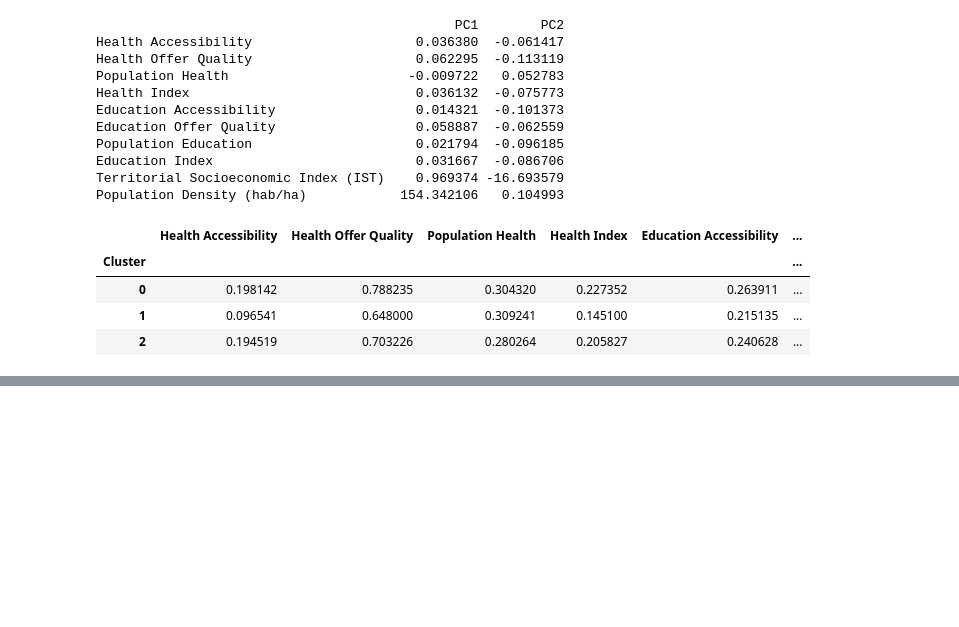
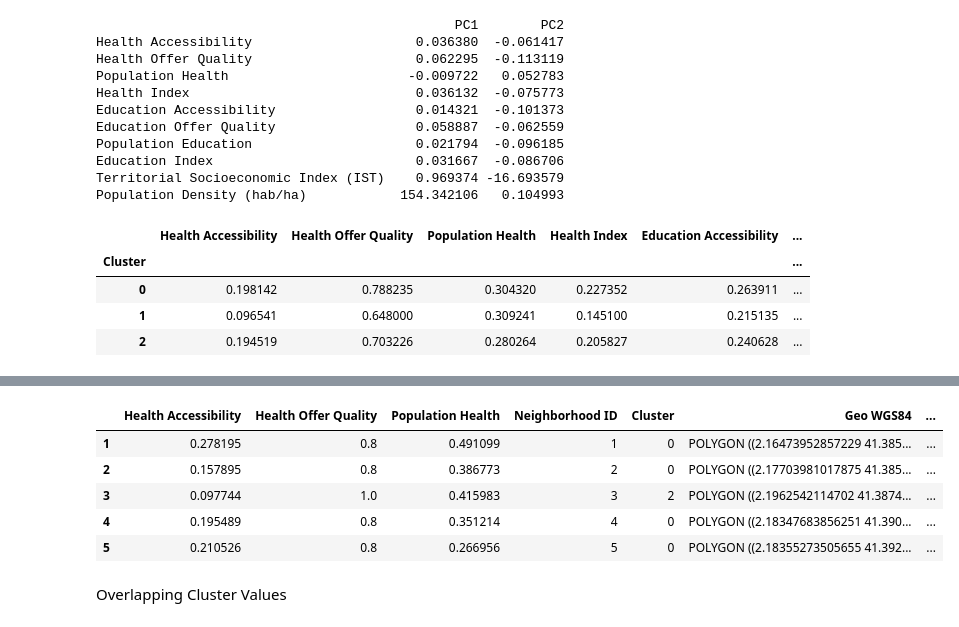
Before and after one commit to mariatormo/TFG-Code, a Jupyter notebook: 2.4 Results/Correlation.ipynb, the cells around one changed output, grey strips where cells are left out. Cells and saved outputs as stored; diff of their text form; code cells hidden in the pictures; blank space fills up the shorter version.

```diff
--- a/2.4 Results/Correlation.ipynb
+++ b/2.4 Results/Correlation.ipynb
@@ -304,0 +526,7 @@ Population Density (hab/ha)            154.342106   0.104993
+# %%
+# Merge Dataframes
+merged_df_health = pd.merge(health_idx_df, context_idx_df)
+merged_df_health.index = merged_df_health.index + 1
+merged_df_health.drop(columns={'Neighborhood Name', 'District Name Associated', 'Avg. Gini Index (%)', 'Net Population Density (hab/residential ha)', 'Geo WGS84',
+                           'Health Index', 'Territorial Socioeconomic Index (IST)', 'Population Density (hab/ha)'}, inplace=True)
+merged_df_health.head()
@@ -304,0 +540,17 @@ Population Density (hab/ha)            154.342106   0.104993
+# %%
+# K-Means
+from sklearn.cluster import KMeans
+import numpy as np
+
+# Seleccionamos las columnas que contienen los factores
+features = merged_df_health.drop('Neighborhood ID', axis=1)
+
+# Inicializamos el modelo K-means
+kmeans = KMeans(n_clusters=3, random_state=42)
+
+# Ajustamos el modelo a nuestros datos
+kmeans.fit(features)
+
+# Agregamos las etiquetas de los clusters al DataFrame
+merged_df_health['Cluster'] = kmeans.labels_
+merged_df_health.head(5)
@@ -304,0 +574,11 @@ Population Density (hab/ha)            154.342106   0.104993
+# %%
+merged_df_health['Geo WGS84'] = context_idx_df['Geo WGS84']
+merged_df_health['Neighborhood Name'] = context_idx_df['Neighborhood Name']
+merged_df_health.head()
+# %% [output]
+|  | Health Accessibility | Health Offer Quality | Population Health | Neighborhood ID | Cluster | Geo WGS84 | ... |
+| 1 | 0.278195 | 0.8 | 0.491099 | 1 | 0 | POLYGON ((2.16473952857229 41.385... | ... |
+| 2 | 0.157895 | 0.8 | 0.386773 | 2 | 0 | POLYGON ((2.17703981017875 41.385... | ... |
+| 3 | 0.097744 | 1.0 | 0.415983 | 3 | 2 | POLYGON ((2.1962542114702 41.3874... | ... |
+| 4 | 0.195489 | 0.8 | 0.351214 | 4 | 0 | POLYGON ((2.18347683856251 41.390... | ... |
+| 5 | 0.210526 | 0.8 | 0.266956 | 5 | 0 | POLYGON ((2.18355273505655 41.392... | ... |
@@ -304,0 +587,2 @@ Population Density (hab/ha)            154.342106   0.104993
+# %% [markdown]
+Overlapping Cluster Values
```
Also changed, not shown: parts of 35 cells of this notebook, 30 other files.
